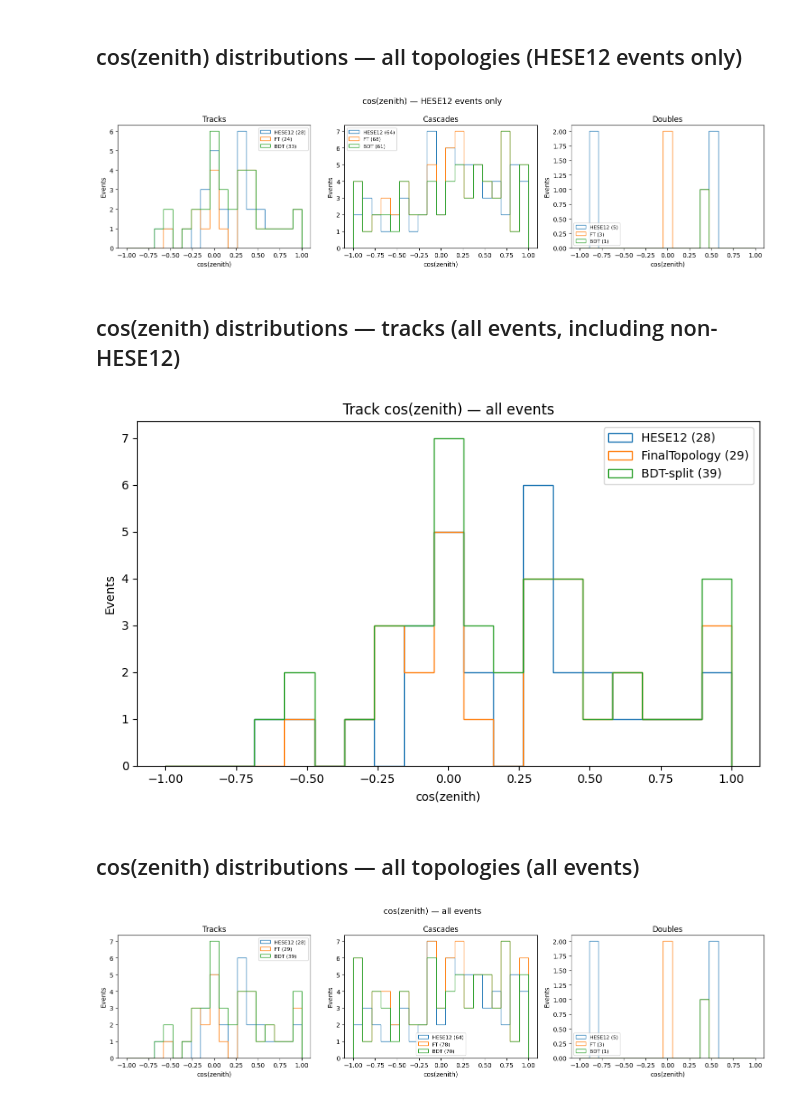
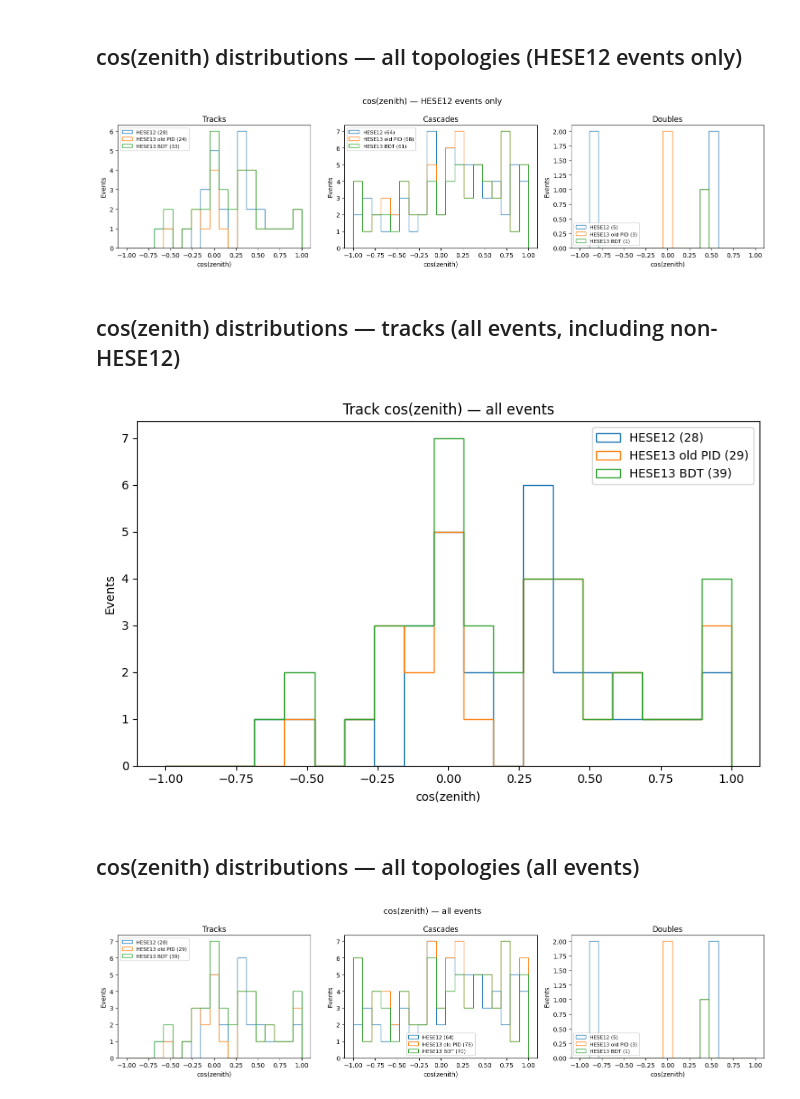
Before and after one commit to icecube/reco_processing, a Jupyter notebook: NNMFit/notebooks/unblind/track_problem/compare_datasets.ipynb, the cells around one changed output. Drawn from its saved outputs; the diff is of its cells as text; code cells hidden in the pictures.

Commit message:
update labels comparison datasets

```diff
--- a/NNMFit/notebooks/unblind/track_problem/compare_datasets.ipynb
+++ b/NNMFit/notebooks/unblind/track_problem/compare_datasets.ipynb
@@ -342,8 +342,8 @@ topo_data = [
 ]
 for ax, (title, h12_df, ft_df, bdt_df) in zip(axes, topo_data):
     ax.hist(np.cos(h12_df['reco_dir']), bins=bins_zen, histtype='step', lw=2, label=f'HESE12 ({len(h12_df)})')
-    ax.hist(np.cos(ft_df['reco_dir']),  bins=bins_zen, histtype='step', lw=2, label=f'FT ({len(ft_df)})')
-    ax.hist(np.cos(bdt_df['reco_dir']), bins=bins_zen, histtype='step', lw=2, label=f'BDT ({len(bdt_df)})')
+    ax.hist(np.cos(ft_df['reco_dir']),  bins=bins_zen, histtype='step', lw=2, label=f'HESE13 old PID ({len(ft_df)})')
+    ax.hist(np.cos(bdt_df['reco_dir']), bins=bins_zen, histtype='step', lw=2, label=f'HESE13 BDT ({len(bdt_df)})')
     ax.set_xlabel('cos(zenith)')
     ax.set_ylabel('Events')
     ax.set_title(title)
@@ -353,14 +353,14 @@ plt.tight_layout()
 plt.savefig(f'{PLOT_DIR}/all_topo_zenith_comparison.pdf', bbox_inches='tight')
 plt.show()
 # %% [output]
-[figure, old version]
+[figure, new version]
 # %% [markdown]
 ## cos(zenith) distributions — tracks (all events, including non-HESE12)
 # %%
 fig, ax = plt.subplots(figsize=(8, 5))
 ax.hist(np.cos(hese12_track['reco_dir']), bins=bins_zen, histtype='step', lw=2, label=f'HESE12 ({len(hese12_track)})')
-ax.hist(np.cos(ft_track['reco_dir']),     bins=bins_zen, histtype='step', lw=2, label=f'FinalTopology ({len(ft_track)})')
-ax.hist(np.cos(bdt_track['reco_dir']),    bins=bins_zen, histtype='step', lw=2, label=f'BDT-split ({len(bdt_track)})')
+ax.hist(np.cos(ft_track['reco_dir']),     bins=bins_zen, histtype='step', lw=2, label=f'HESE13 old PID ({len(ft_track)})')
+ax.hist(np.cos(bdt_track['reco_dir']),    bins=bins_zen, histtype='step', lw=2, label=f'HESE13 BDT ({len(bdt_track)})')
 ax.set_xlabel('cos(zenith)')
 ax.set_ylabel('Events')
 ax.set_title('Track cos(zenith) — all events')
@@ -369,27 +369,27 @@ plt.tight_layout()
 plt.savefig(f'{PLOT_DIR}/track_zenith_all_events.pdf', bbox_inches='tight')
 plt.show()
 # %% [output]
-[figure, old version]
+[figure, new version]
 # %% [markdown]
 ## cos(zenith) distributions — all topologies (all events)
 # %%
 fig, axes = plt.subplots(1, 3, figsize=(15, 4), sharey=False)
 topo_data_all = [
     ('Tracks',   hese12_track,  ft_track,  bdt_track),
     ('Cascades', hese12_casc,   ft_casc,   bdt_casc),
     ('Doubles',  hese12_double, ft_double, bdt_double),
 ]
 for ax, (title, h12_df, ft_df, bdt_df) in zip(axes, topo_data_all):
     ax.hist(np.cos(h12_df['reco_dir']), bins=bins_zen, histtype='step', lw=2, label=f'HESE12 ({len(h12_df)})')
-    ax.hist(np.cos(ft_df['reco_dir']),  bins=bins_zen, histtype='step', lw=2, label=f'FT ({len(ft_df)})')
-    ax.hist(np.cos(bdt_df['reco_dir']), bins=bins_zen, histtype='step', lw=2, label=f'BDT ({len(bdt_df)})')
+    ax.hist(np.cos(ft_df['reco_dir']),  bins=bins_zen, histtype='step', lw=2, label=f'HESE13 old PID ({len(ft_df)})')
+    ax.hist(np.cos(bdt_df['reco_dir']), bins=bins_zen, histtype='step', lw=2, label=f'HESE13 BDT ({len(bdt_df)})')
     ax.set_xlabel('cos(zenith)')
     ax.set_ylabel('Events')
     ax.set_title(title)
     ax.legend(fontsize=8)
 fig.suptitle('cos(zenith) — all events', fontsize=13)
 plt.tight_layout()
 plt.savefig(f'{PLOT_DIR}/all_topo_zenith_all_events.pdf', bbox_inches='tight')
 plt.show()
 # %% [output]
-[figure, old version]
+[figure, new version]
```
Also changed, not shown: parts of 4 cells of this notebook, 5 other files.
